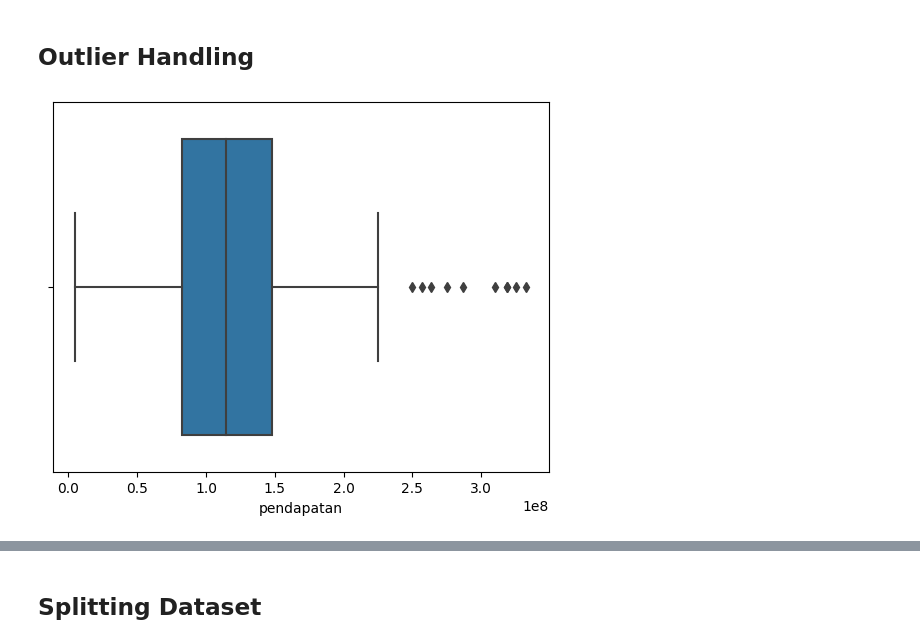
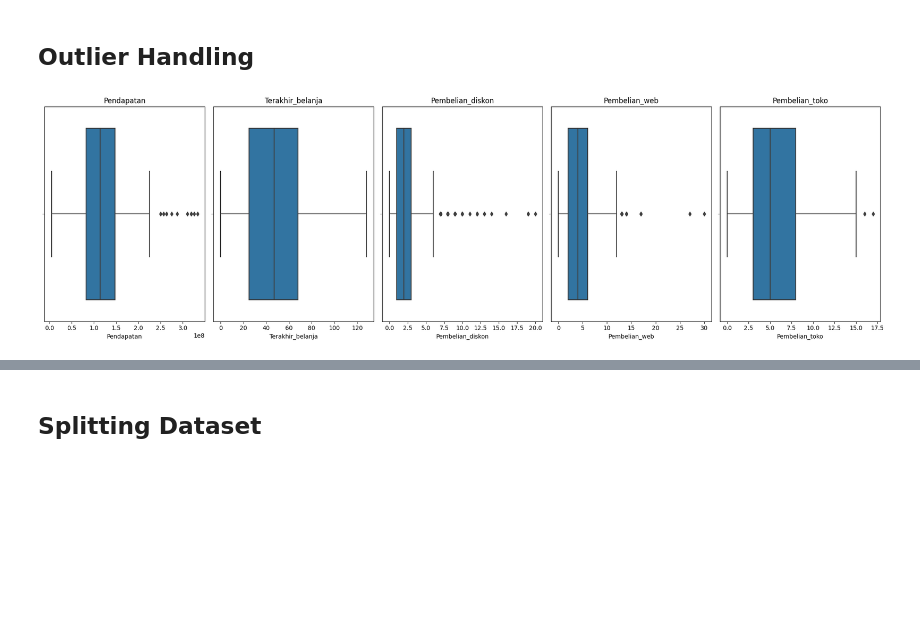
Before and after one commit to xylamaharani/FindIT-Kaggle-Competition, a Jupyter notebook: findit24.ipynb, the cells around one changed output, grey strips where cells are left out. Cells and saved outputs as stored; diff of their text form; code cells hidden in the pictures; blank space fills up the shorter version.

```diff
--- a/findit24.ipynb
+++ b/findit24.ipynb
@@ -416,0 +546,2 @@ Name: pendapatan, Length: 3619, dtype: int64
+# %%
+df_train1 = df_train1.drop(columns=['tahun_kelahiran', 'pendidikan', 'status_pernikahan'])
@@ -416,0 +564,10 @@ Name: pendapatan, Length: 3619, dtype: int64
+# %%
+def map_total_belanja(x):
+    if x > 60:
+        return 2
+    elif 30 < x <= 60:
+        return 1
+    else:
+        return 0
+
+df_train1['terakhir_belanja'] = df_train1['terakhir_belanja'].apply(map_total_belanja)
@@ -445,2 +591,0 @@ Fitur yang terpilih berdasarkan Random Forest:
-# %%
-df_train1 = df_train1[['pendapatan', 'jumlah_promosi']]
@@ -465,2 +591,0 @@ Data setelah normalisasi:
-# %%
-df_train1 = pd.DataFrame(normalized_data, columns=df_train1.columns)
@@ -483,8 +592,17 @@ df_train1
 # %% [markdown]
 ## Outlier Handling
 # %%
-sns.boxplot(x=df_train1["pendapatan"])
+fig, axes = plt.subplots(1, 5, figsize=(20, 6))
+
+columns = ['pendapatan', 'terakhir_belanja', 'pembelian_diskon', 'pembelian_web', 'pembelian_toko']
+
+for i, column in enumerate(columns):
+    sns.boxplot(x=df_train1[column], ax=axes[i])
+    axes[i].set_title(column.capitalize())
+    axes[i].set_xlabel(column.capitalize())
+
+plt.tight_layout()
 plt.show()
 # %% [output]
-[figure, old version]
+[figure, new version]
 # %%
```
Also changed, not shown: parts of 117 cells of this notebook, 6 other files.
